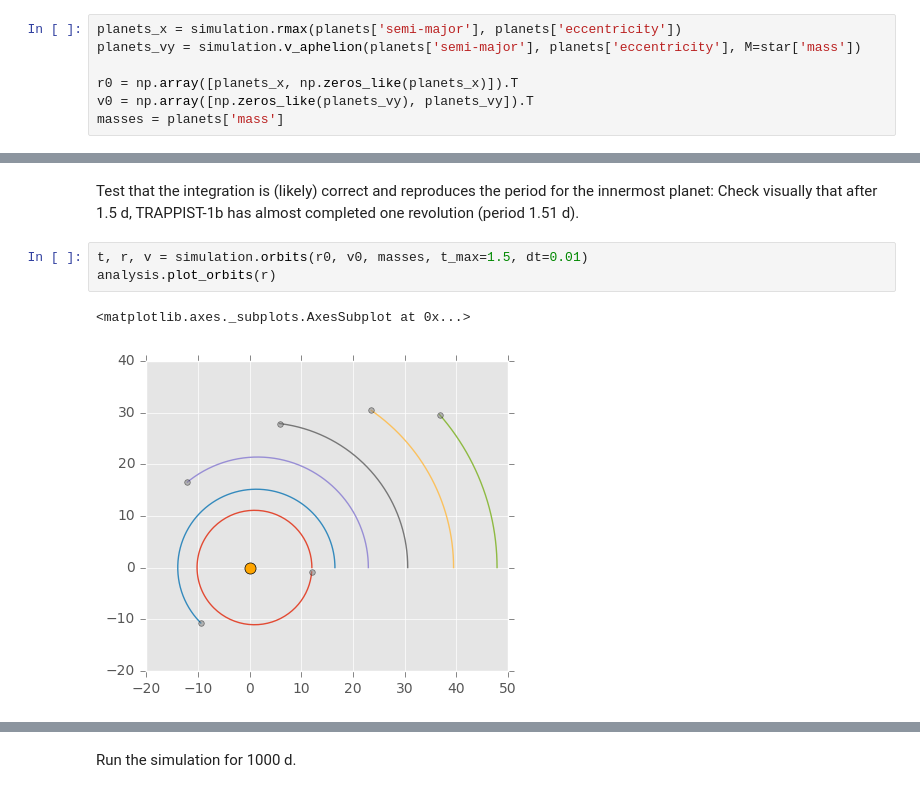
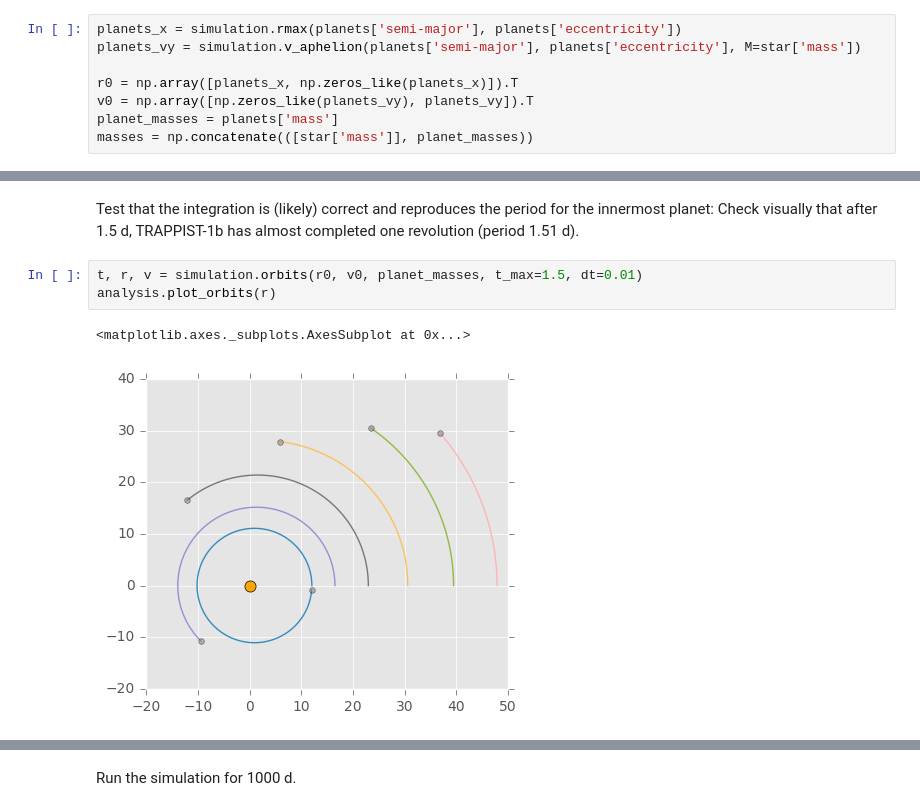
Before and after one commit to Py4Phy/project-trappist-system, a Jupyter notebook: solution/p2_full_solution.ipynb, the cells around one changed output, grey strips where cells are left out. Saved outputs shown, nothing was run; the diff lists cells and outputs as text.

```diff
--- a/solution/p2_full_solution.ipynb
+++ b/solution/p2_full_solution.ipynb
@@ -31,15 +45,16 @@ planets_vy = simulation.v_aphelion(planets['semi-major'], planets['eccentricity'
 
 r0 = np.array([planets_x, np.zeros_like(planets_x)]).T
 v0 = np.array([np.zeros_like(planets_vy), planets_vy]).T
-masses = planets['mass']
+planet_masses = planets['mass']
+masses = np.concatenate(([star['mass']], planet_masses))
 # %% [markdown]
 ### Simulation
 # %% [markdown]
 Test that the integration is (likely) correct and reproduces the period for the innermost planet: Check visually that after 1.5 d, TRAPPIST-1b has almost completed one revolution (period 1.51 d).
 # %%
-t, r, v = simulation.orbits(r0, v0, masses, t_max=1.5, dt=0.01)
+t, r, v = simulation.orbits(r0, v0, planet_masses, t_max=1.5, dt=0.01)
 analysis.plot_orbits(r)
 # %% [output]
 <matplotlib.axes._subplots.AxesSubplot at 0x...>
-[figure, old version]
+[figure, new version]
 # %%
```
Also changed, not shown: parts of 60 cells of this notebook, 3 other files.
